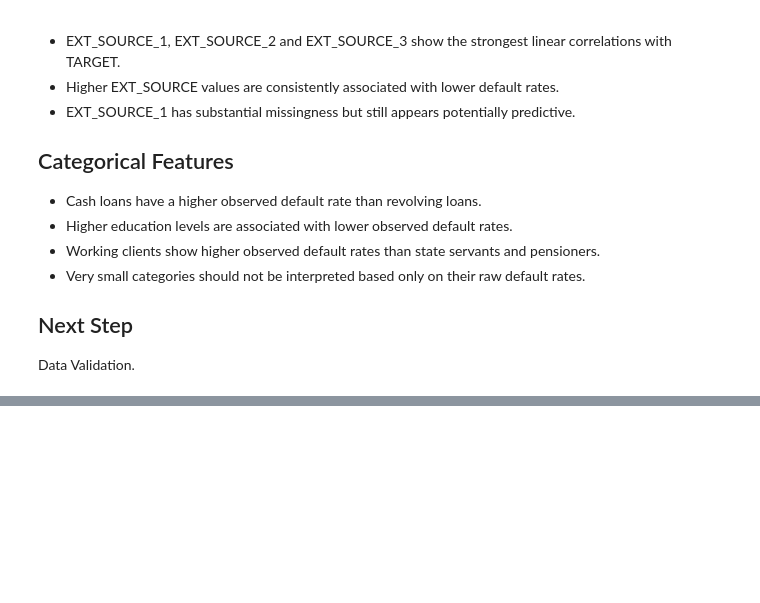
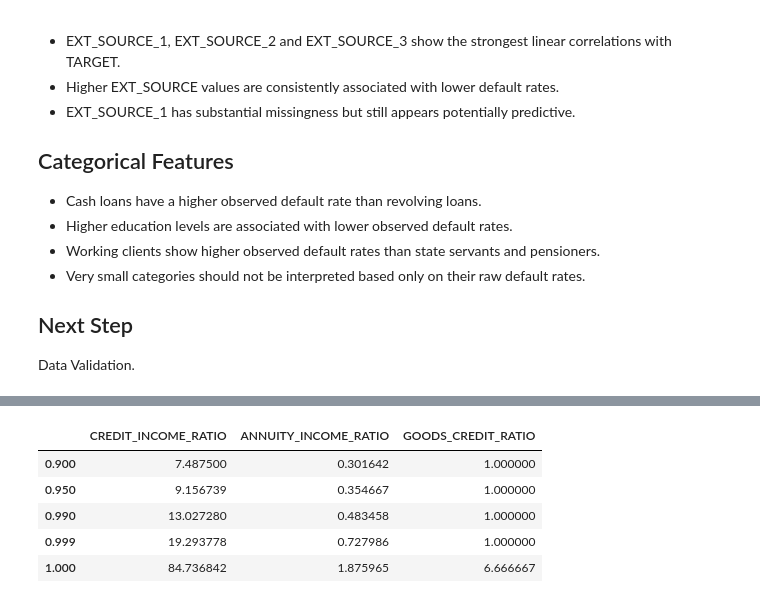
Before and after one commit to felipebarreiros37/credit-risk-decision-system, a Jupyter notebook: notebooks/01_data_understanding.ipynb, the cells around one changed output, grey strips where cells are left out. Drawn from its saved outputs; the diff is of its cells as text; code cells hidden in the pictures; blank space fills up the shorter version.

```diff
--- a/notebooks/01_data_understanding.ipynb
+++ b/notebooks/01_data_understanding.ipynb
@@ -720,0 +751,21 @@ Data Validation.
+# %%
+features = [
+    "CREDIT_INCOME_RATIO",
+    "ANNUITY_INCOME_RATIO",
+    "GOODS_CREDIT_RATIO"
+]
+
+df_fe[features].quantile([
+    0.90,
+    0.95,
+    0.99,
+    0.999,
+    1.00
+])
+# %% [output]
+|  | CREDIT_INCOME_RATIO | ANNUITY_INCOME_RATIO | GOODS_CREDIT_RATIO |
+| 0.900 | 7.487500 | 0.301642 | 1.000000 |
+| 0.950 | 9.156739 | 0.354667 | 1.000000 |
+| 0.990 | 13.027280 | 0.483458 | 1.000000 |
+| 0.999 | 19.293778 | 0.727986 | 1.000000 |
+| 1.000 | 84.736842 | 1.875965 | 6.666667 |
```
Also changed, not shown: parts of 2 cells of this notebook, 18 other files.
